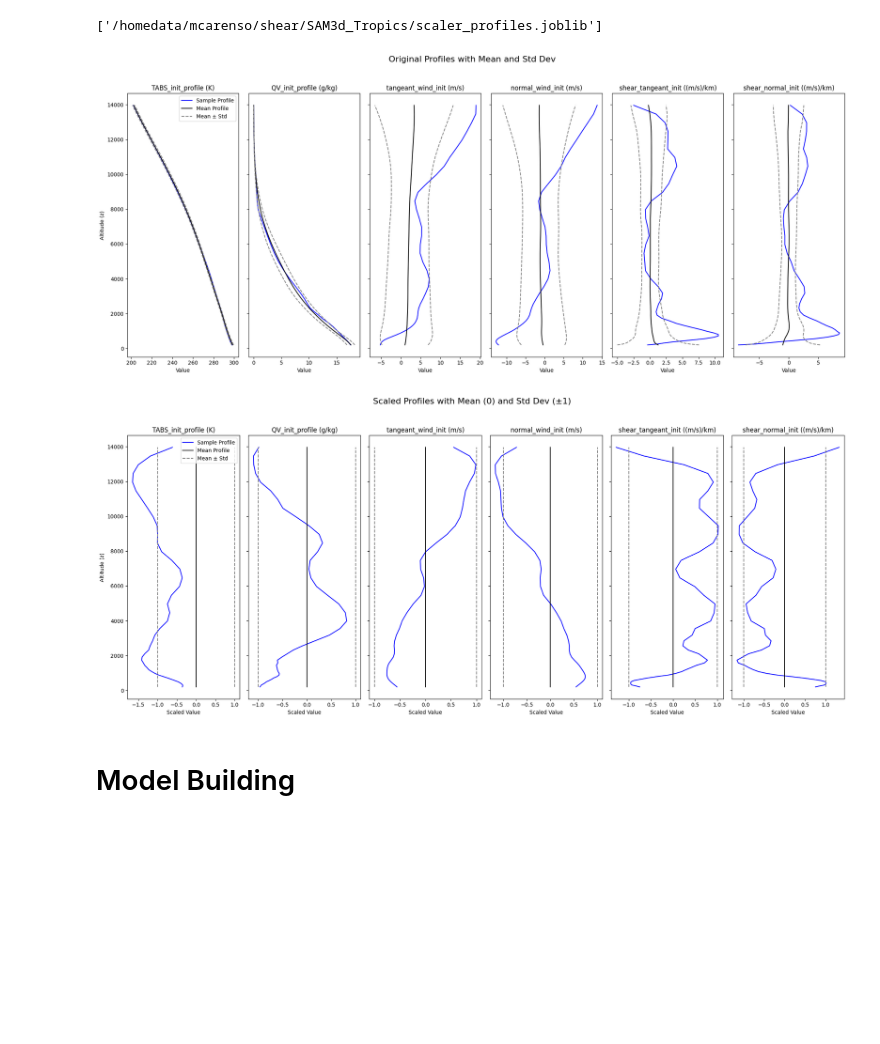
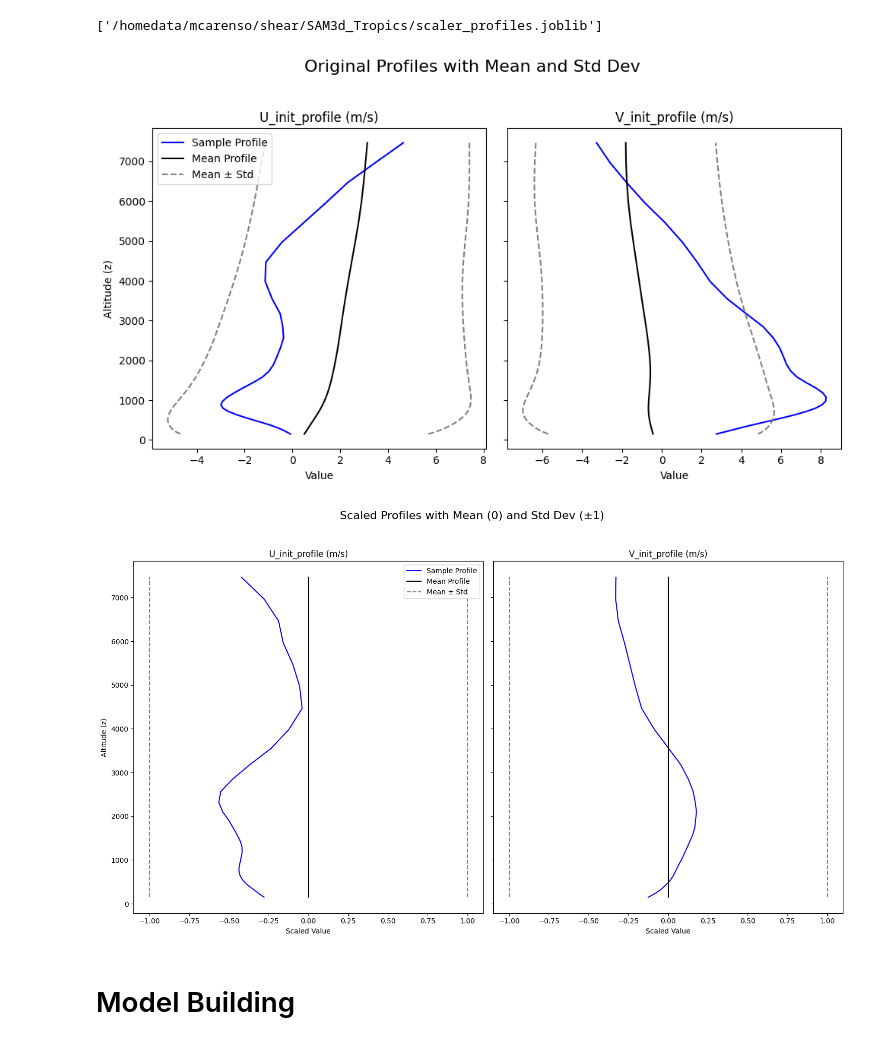
Before and after one commit to 19carenso/shear, a Jupyter notebook: notebooks/ml/auto_encoder_v4.ipynb, the cells around one changed output. Cells and saved outputs as stored; diff of their text form; code cells hidden in the pictures; blank space fills up the shorter version.

Commit message:
shear

```diff
--- a/notebooks/ml/auto_encoder_v4.ipynb
+++ b/notebooks/ml/auto_encoder_v4.ipynb
@@ -47,4 +47,5 @@ def is_ocean(lat1, lon1):
 
 mask = xr.apply_ufunc(is_ocean,ds["lat_init"],ds["lon_init"], vectorize=True)
 ds = ds.where(mask, drop=True)
+ds = ds.sel(z=ds.z<=8000)
 # ds = ds.drop_isel(DCS_number = [250, 266, 267, 284, 285, 286, 307]) # see data_miniz_viz.ipynb, auto_encoder_v3
@@ -72,12 +59,15 @@ weaks_iDCS = ds_rcond.DCS_number[np.isnan(ds_rcond["INT_rcond_30mmh"].values)]
 ds = ds.drop_sel(DCS_number = weaks_iDCS)
 ds = xr.merge([ds, ds_rcond])
 # %%
-# temp_init = ds["TABS_init_profile"]
-# temp_max = ds["TABS_max_instant_profile"]
+u_init = ds["U_init_profile"]
+v_init = ds["V_init_profile"]
 
-# fig, axs = plt.subplots(1,2, figsize = (12,6))
-# axs[0].pcolormesh(temp_init)
-# print(temp_init.shape[0], "DCS before TABS bug")
-# print(np.unique(np.where(temp_init.values==0)[0]), "fucked TABS init bug")
-# axs[1].pcdolormesh(temp_max)
-# print(np.unique(np.where(temp_max==0)[0]), "fucked TABS max bug")
+fig, axs = plt.subplots(1,2, figsize = (12,6))
+axs[0].pcolormesh(u_init)
+# print(u_init.shape[0], "DCS before TABS bug")
+# print(np.unique(np.where(u_init.values==0)[0]), "fucked TABS init bug")
+axs[1].pcolormesh(v_init)
+# print(np.unique(np.where(v_init==0)[0]), "fucked TABS max bug")
+
+fucked_DCS = ds.DCS_number.values[np.any(np.isnan(u_init.values), axis = 1)]
+ds = ds.drop_sel(DCS_number = fucked_DCS)
@@ -143,11 +140,13 @@ from scipy.stats import circmean, circstd
 
 
 variables = [
-    'TABS_init_profile', 'QV_init_profile', 'tangeant_wind_init', 'normal_wind_init', 'shear_tangeant_init', 'shear_normal_init', #'shear_magnitude_init', #'shear_magnitude_init_bis',
+    "U_init_profile", "V_init_profile"
+    # 'TABS_init_profile', 'QV_init_profile', 'tangeant_wind_init', 'normal_wind_init', 'shear_tangeant_init', 'shear_normal_init', #'shear_magnitude_init', #'shear_magnitude_init_bis',
     # 'TABS_max_instant_profile', 'QV_max_instant_profile', 'tangeant_wind_max_instant', 'normal_wind_max_instant', 'shear_tangeant_max_instant', 'shear_normal_max_instant', #'shear_magnitude_max', #'shear_magnitude_max_bis'
 ]
 units = [
-    'K', 'g/kg', 'm/s', 'm/s', '(m/s)/km', '(m/s)/km',
+    'm/s', 'm/s',
+    # 'K', 'g/kg', 'm/s', 'm/s', '(m/s)/km', '(m/s)/km',
     # 'K', 'g/kg', 'm/s', 'm/s', '(m/s)/km', '(m/s)/km'
 ]
 num_samples, num_levels, num_features = X.shape
@@ -179,11 +178,11 @@ ds_index = idx_test[sample_index]  # Index in the original dataset
 # Extract the original data for the selected sample
 original_sample = X_test[sample_index]  # Shape: (num_levels, num_features)
 
-z_levels = ds['z'].values[4:-2]  # Vertical levels (assuming shape (num_levels,))
+z_levels = ds['z'].values[3:-1]  # Vertical levels (assuming shape (num_levels,))
 
 # Prepare to plot
-n_cols = 6
-fig, axes = plt.subplots(1, n_cols, figsize=(20, 9), sharey=True)
+n_cols = len(variables)
+fig, axes = plt.subplots(1, n_cols, figsize=(10, 6), sharey=True)
 fig.suptitle('Original Profiles with Mean and Std Dev', fontsize=16)
 
 for i, var, unit in zip(np.arange(len(variables)), variables, units):
@@ -199,34 +198,34 @@ for i, var, unit in zip(np.arange(len(variables)), variables, units):
         sample_profile = np.degrees(np.arctan2(np.sin(np.radians(sample_profile)), np.cos(np.radians(sample_profile))))
         upper_std = (mean_profile + std_profile + 180) % 360 - 180
         lower_std = (mean_profile - std_profile + 180) % 360 - 180
     else:
         upper_std = mean_profile + std_profile
         lower_std = mean_profile - std_profile
 
     # Plot sample profile
     ax.plot(sample_profile, z_levels, label='Sample Profile', color='blue')
 
     # Plot mean profile
     ax.plot(mean_profile, z_levels, color='black', linestyle='-', label='Mean Profile')
 
     # Plot mean ± std dev profiles
     ax.plot(upper_std, z_levels, color='grey', linestyle='--', label='Mean ± Std' if i == 0 else "")
     ax.plot(lower_std, z_levels, color='grey', linestyle='--')
 
     ax.set_title(var+" ("+unit+")")
     ax.set_xlabel('Value')
 
     if i % n_cols == 0:
         ax.set_ylabel('Altitude (z)')
     ax.invert_yaxis()  # Invert y-axis if altitude increases with decreasing index
 
     if i == 0:
         ax.legend()
 
 plt.tight_layout(rect=[0, 0.03, 1, 0.95])
 plt.show()
 # %% [output]
-[figure, old version]
+[figure, new version]
 # %%
 import numpy as np
 import matplotlib.pyplot as plt
@@ -234,10 +233,12 @@ from sklearn.model_selection import train_test_split
 
 # Assume X and ds are already defined
 variables = [
-    'TABS_init_profile', 'QV_init_profile', 'tangeant_wind_init', 'normal_wind_init', 'shear_tangeant_init', 'shear_normal_init'
+    "U_init_profile", "V_init_profile"
+    # 'TABS_init_profile', 'QV_init_profile', 'tangeant_wind_init', 'normal_wind_init', 'shear_tangeant_init', 'shear_normal_init'
 ]
 units = [
-    'K', 'g/kg', 'm/s', 'm/s', '(m/s)/km', '(m/s)/km'
+    'm/s', 'm/s'
+    # 'K', 'g/kg', 'm/s', 'm/s', '(m/s)/km', '(m/s)/km'
 ]
 num_samples, num_levels, num_features = X.shape
 
@@ -274,11 +275,11 @@ ds_index = idx_test[sample_index]  # Index in the original dataset
 # Extract the scaled data for the selected sample
 original_sample = X_test_scaled[sample_index]  # Shape: (num_levels, num_features)
 
-z_levels = ds['z'].values[4:-2]  # Vertical levels (assuming shape (num_levels,))
+z_levels = ds['z'].values[3:-1]  # Vertical levels (assuming shape (num_levels,))
 
 # Prepare to plot
 n_cols = len(variables)
-fig, axes = plt.subplots(1, n_cols, figsize=(20, 9), sharey=True)
+fig, axes = plt.subplots(1, n_cols, figsize=(15, 9), sharey=True)
 fig.suptitle('Scaled Profiles with Mean (0) and Std Dev (±1)', fontsize=16)
 
 for i, (var, unit) in enumerate(zip(variables, units)):
@@ -316,7 +317,7 @@ for i, (var, unit) in enumerate(zip(variables, units)):
 plt.tight_layout(rect=[0, 0.03, 1, 0.95])
 plt.show()
 # %% [output]
-[figure, old version]
+[figure, new version]
 # %% [markdown]
 # Model Building #
 # %%
```
Also changed, not shown: parts of 15 cells of this notebook, 6 other files.
